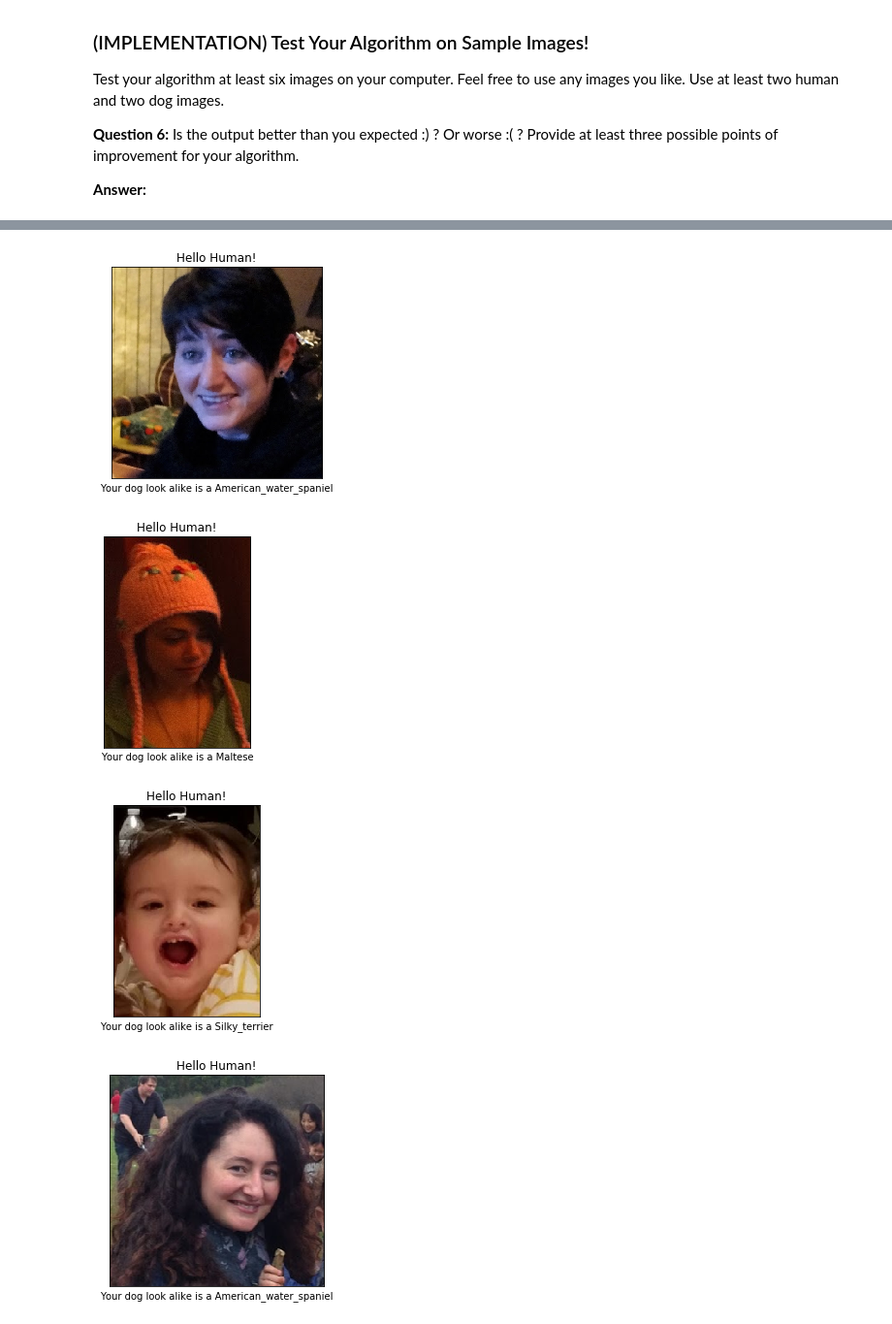
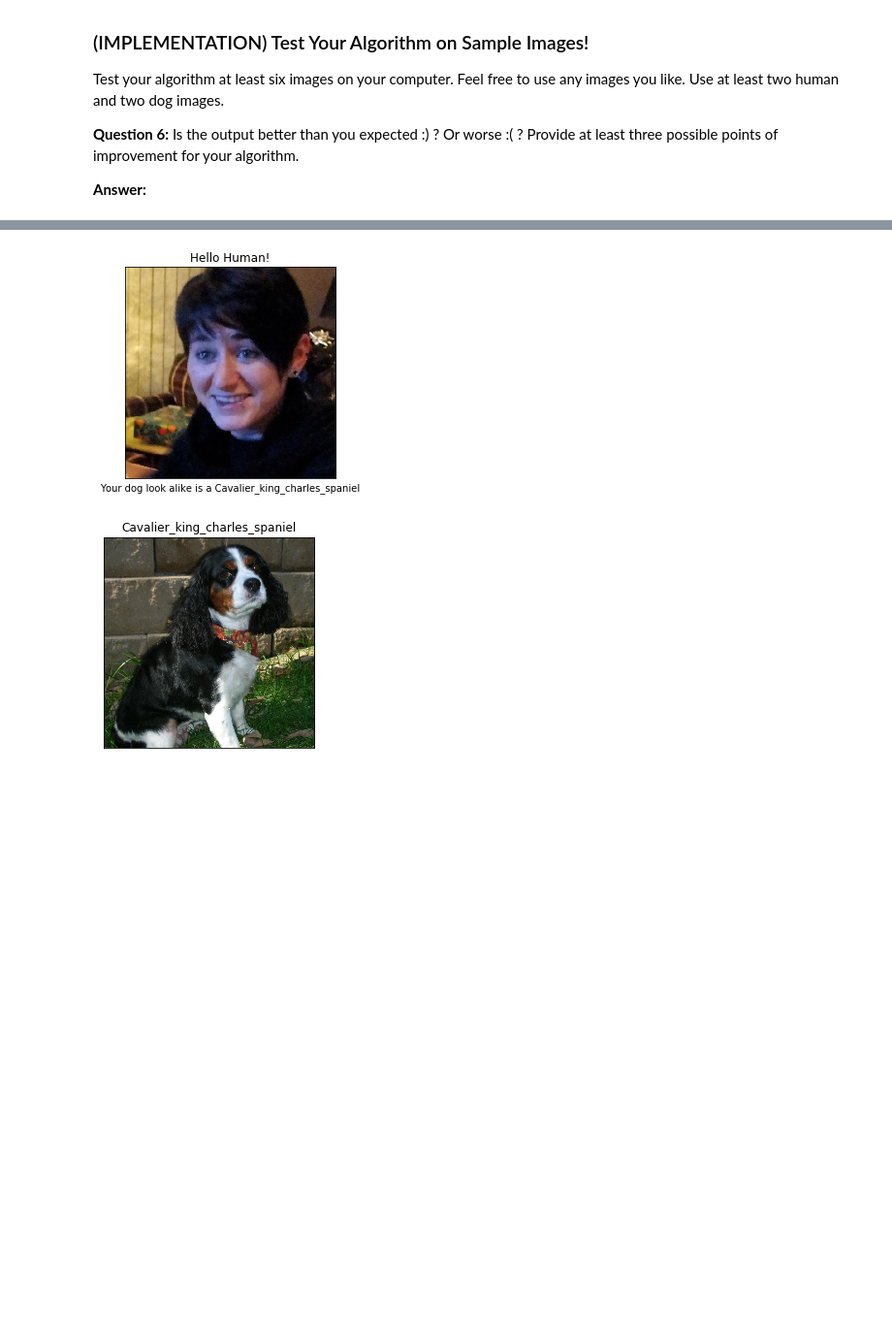
Before and after one commit to younessassassi/dog-project, a Jupyter notebook: dog_app.ipynb, the cells around one changed output, grey strips where cells are left out. Shown at 97% size. Saved outputs shown, nothing was run; the diff lists cells and outputs as text; code cells hidden in the pictures; blank space fills up the shorter version.

Commit message:
display corresponding breed picture

```diff
--- a/dog_app.ipynb
+++ b/dog_app.ipynb
@@ -724,6 +723,13 @@ def print_image(image_path, title='', label=''):
     plt.yticks([])
     plt.xlabel(label)
     plt.show()
+
+
+def get_file_name(breed_name):
+    for file_name in train_files:
+        if breed_name in file_name:
+            return file_name
+    return
 
 
 def detect_dog_breed(image_path):
@@ -745,6 +751,8 @@ def detect_dog_breed(image_path):
         label += predicted_breed_name
 
     print_image(image_path, title, label)
+    if human_face or dog:
+        print_image(get_file_name(predicted_breed_name), predicted_breed_name)
 # %% [markdown]
 ---
 <a id='step7'></a>
@@ -777,8 +790,6 @@ for img_file in load_images('my_pics'):
 # %%
-for img_file in load_images('my_pics/play'):
+for img_file in load_images('temp_pics'):
     detect_dog_breed(img_file)
 # %% [output]
-[figure, old version]
+[figure, new version]
-[figure, old version]
+[figure, new version]
-[figure, removed]
-[figure, removed]
```
Also changed, not shown: parts of 6 cells of this notebook, 1 other file.
